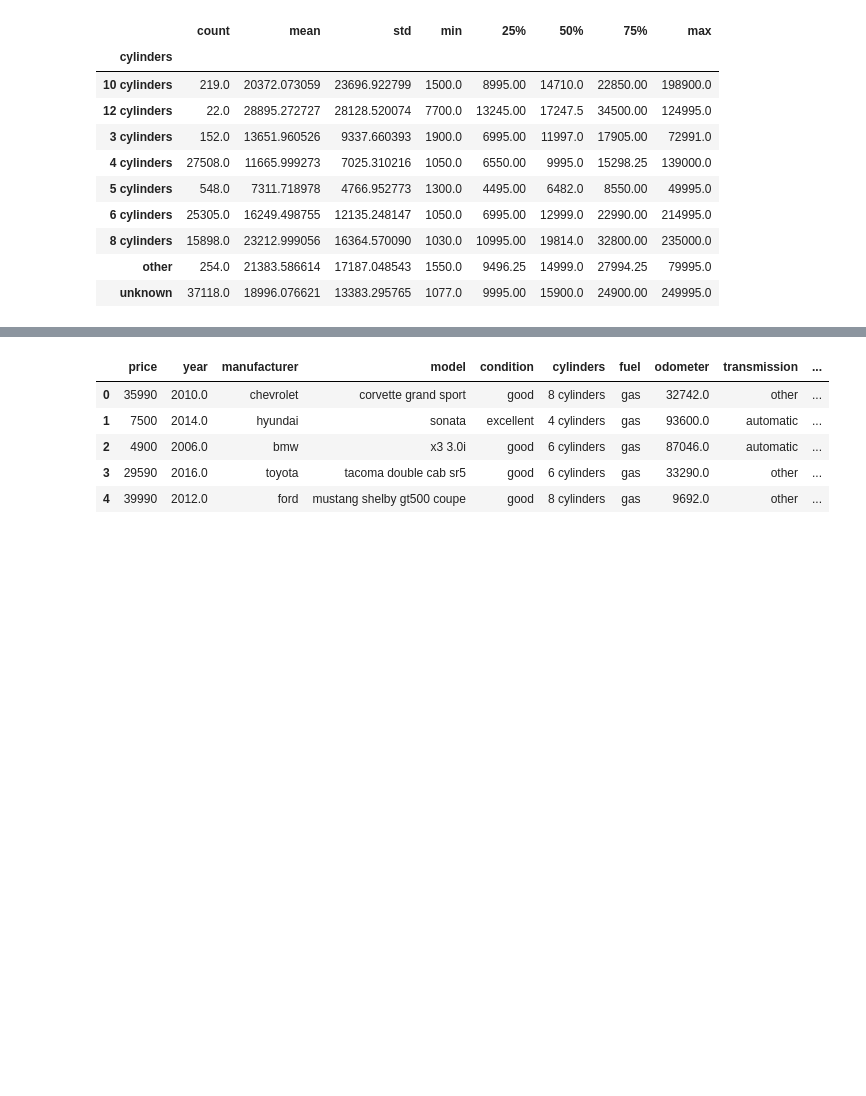
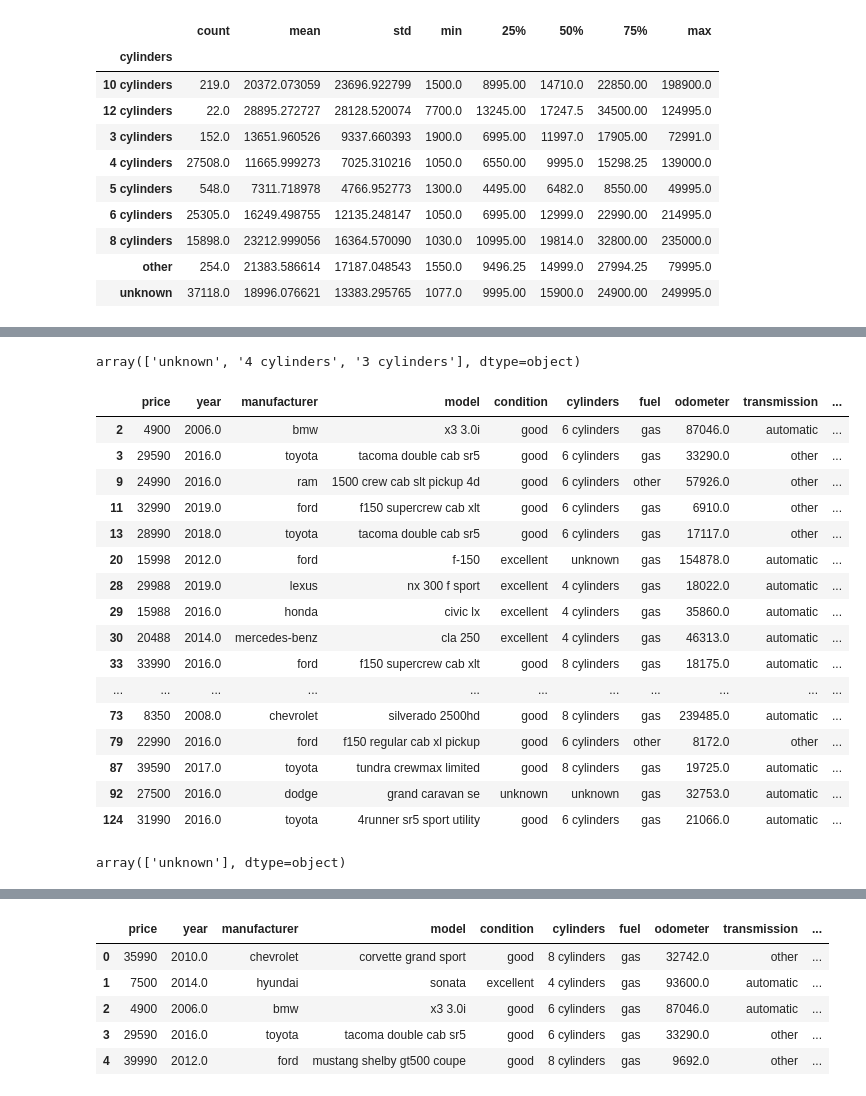
Before and after one commit to LiorBreitman8234/DataScienceFinalProjcet, a Jupyter notebook: Regression- car price.ipynb, the cells around one changed output, grey strips where cells are left out. Cells and saved outputs as stored; diff of their text form; code cells hidden in the pictures; blank space fills up the shorter version.

```diff
--- a/Regression- car price.ipynb
+++ b/Regression- car price.ipynb
@@ -1015,0 +1034,32 @@ cylinders.describe().price
+# %%
+check = df.loc[df['model'] == "focus"]
+check.loc[check['year'] == 2016].cylinders.unique()
+# %% [output]
+array(['unknown', '4 cylinders', '3 cylinders'], dtype=object)
+# %%
+df.loc[((df['model'] == "sierra 3500hd") & (df['year'] == 2016)),"cylinders" ] = "8 cylinders"
+# %%
+df.loc[df['drive'] == 'unknown'].head(20)
+# %% [output]
+|  | price | year | manufacturer | model | condition | cylinders | fuel | odometer | transmission | ... |
+| 2 | 4900 | 2006.0 | bmw | x3 3.0i | good | 6 cylinders | gas | 87046.0 | automatic | ... |
+| 3 | 29590 | 2016.0 | toyota | tacoma double cab sr5 | good | 6 cylinders | gas | 33290.0 | other | ... |
+| 9 | 24990 | 2016.0 | ram | 1500 crew cab slt pickup 4d | good | 6 cylinders | other | 57926.0 | other | ... |
+| 11 | 32990 | 2019.0 | ford | f150 supercrew cab xlt | good | 6 cylinders | gas | 6910.0 | other | ... |
+| 13 | 28990 | 2018.0 | toyota | tacoma double cab sr5 | good | 6 cylinders | gas | 17117.0 | other | ... |
+| 20 | 15998 | 2012.0 | ford | f-150 | excellent | unknown | gas | 154878.0 | automatic | ... |
+| 28 | 29988 | 2019.0 | lexus | nx 300 f sport | excellent | 4 cylinders | gas | 18022.0 | automatic | ... |
+| 29 | 15988 | 2016.0 | honda | civic lx | excellent | 4 cylinders | gas | 35860.0 | automatic | ... |
+| 30 | 20488 | 2014.0 | mercedes-benz | cla 250 | excellent | 4 cylinders | gas | 46313.0 | automatic | ... |
+| 33 | 33990 | 2016.0 | ford | f150 supercrew cab xlt | good | 8 cylinders | gas | 18175.0 | automatic | ... |
+| ... | ... | ... | ... | ... | ... | ... | ... | ... | ... | ... |
+| 73 | 8350 | 2008.0 | chevrolet | silverado 2500hd | good | 8 cylinders | gas | 239485.0 | automatic | ... |
+| 79 | 22990 | 2016.0 | ford | f150 regular cab xl pickup | good | 6 cylinders | other | 8172.0 | other | ... |
+| 87 | 39590 | 2017.0 | toyota | tundra crewmax limited | good | 8 cylinders | gas | 19725.0 | automatic | ... |
+| 92 | 27500 | 2016.0 | dodge | grand caravan se | unknown | unknown | gas | 32753.0 | automatic | ... |
+| 124 | 31990 | 2016.0 | toyota | 4runner sr5 sport utility | good | 6 cylinders | gas | 21066.0 | automatic | ... |
+# %%
+check = df.loc[df['model'] == "f150 regular cab xl pickup"]
+check.loc[check['year'] == 2019].drive.unique()
+# %% [output]
+array(['unknown'], dtype=object)
```
Also changed, not shown: parts of 72 cells of this notebook.
